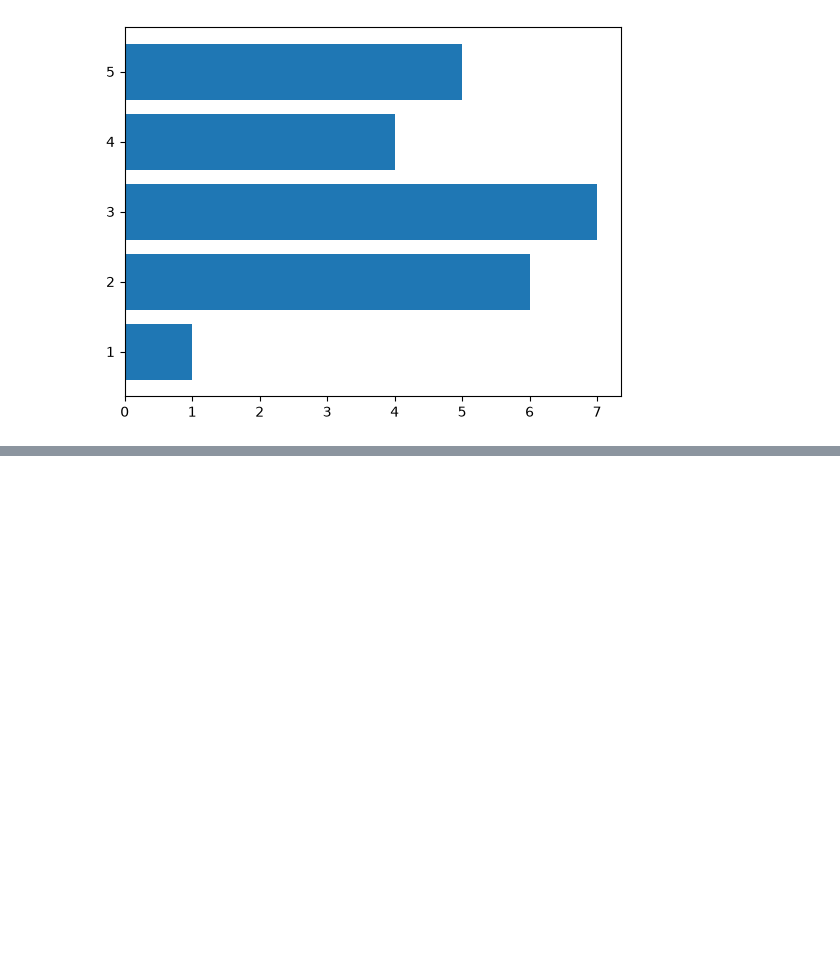
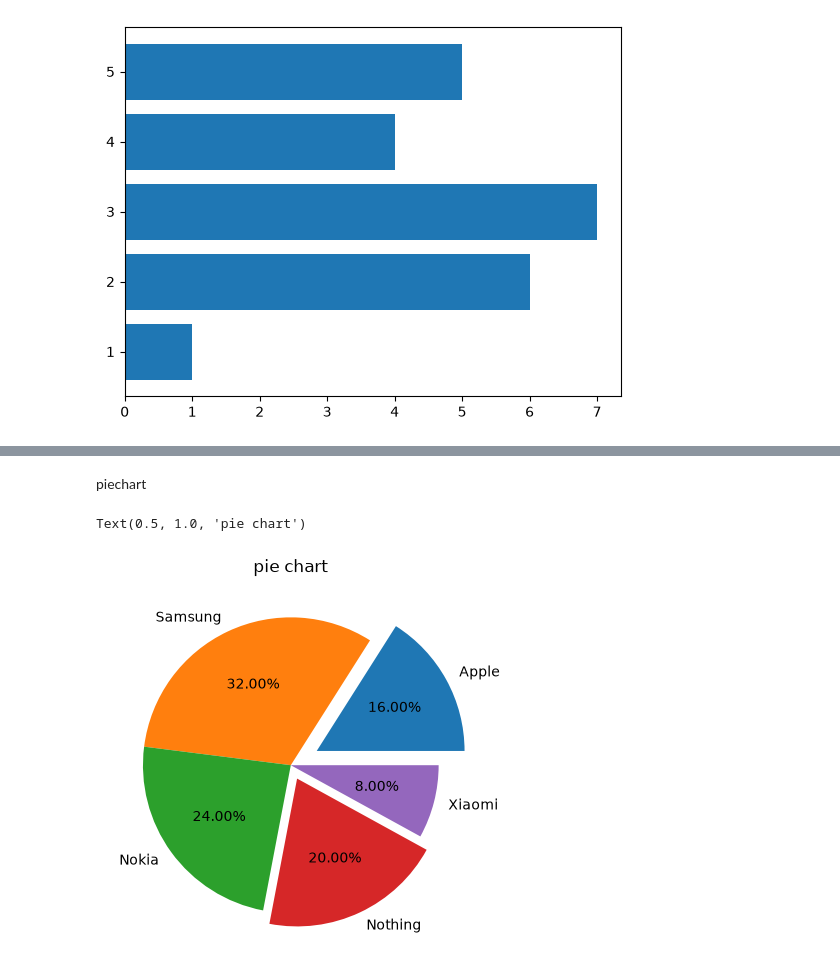
Before and after one commit to kishorilol/datasciencepadhdai, a Jupyter notebook: pandas/matplotlib/mat1.ipynb, the cells around one changed output, grey strips where cells are left out. Drawn from its saved outputs; the diff is of its cells as text; code cells hidden in the pictures; blank space fills up the shorter version.

```diff
--- a/pandas/matplotlib/mat1.ipynb
+++ b/pandas/matplotlib/mat1.ipynb
@@ -65,0 +77,10 @@ plt.barh(x,y)
+# %% [markdown]
+piechart
+# %%
+label=["Apple","Samsung","Nokia","Nothing","Xiaomi"]
+sizes=[20,40,30,25,10]
+plt.pie(sizes,labels=label,autopct='%1.2f%%',explode=[0.2,0,0,0.1,0])
+plt.title("pie chart")
+# %% [output]
+Text(0.5, 1.0, 'pie chart')
+[figure, added]
```
Also changed, not shown: parts of 6 cells of this notebook, 2 other files.
